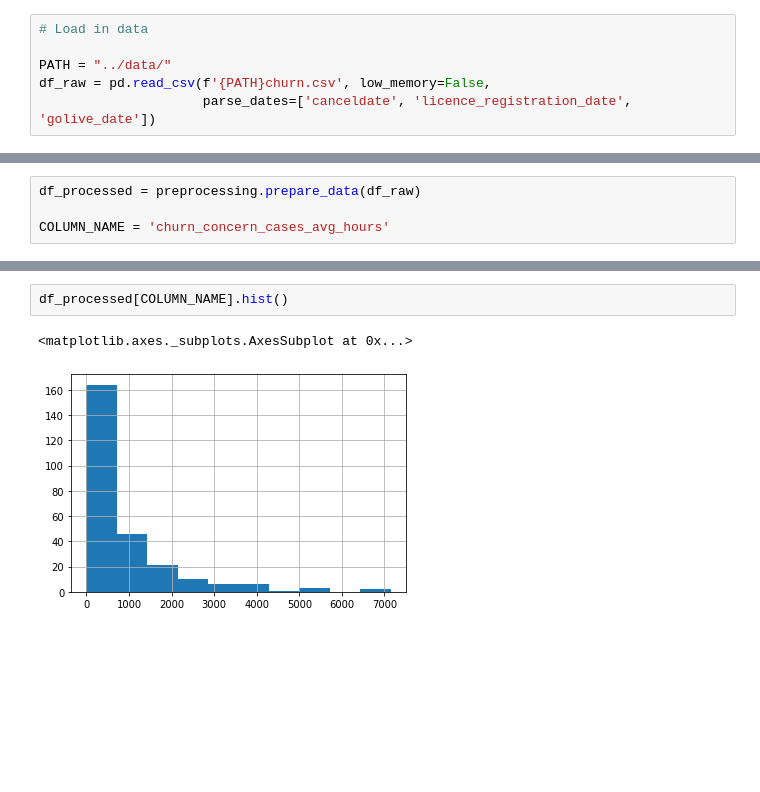
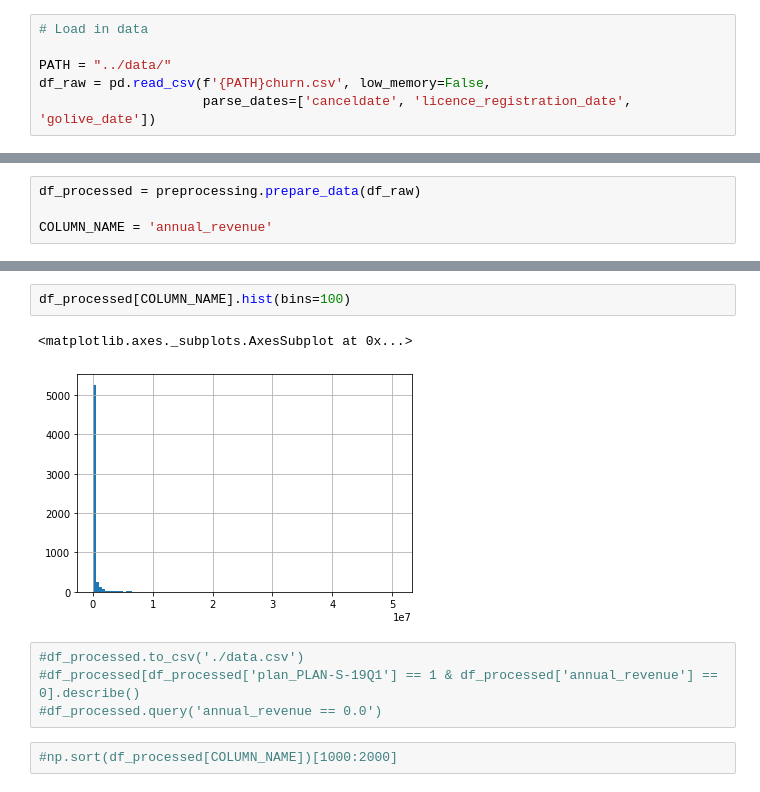
Before and after one commit to justinhennessy/100-days-of-code, a Jupyter notebook: project/EDA.ipynb, the cells around one changed output, grey strips where cells are left out. Drawn from its saved outputs; the diff is of its cells as text; blank space fills up the shorter version.

```diff
--- a/project/EDA.ipynb
+++ b/project/EDA.ipynb
@@ -36,5 +60,5 @@ df_raw = pd.read_csv(f'{PATH}churn.csv', low_memory=False,
 # %%
 df_processed = preprocessing.prepare_data(df_raw)
 
-COLUMN_NAME = 'churn_concern_cases_avg_hours'
+COLUMN_NAME = 'annual_revenue'
 # %% [output]
@@ -80,8 +144,14 @@ df_processed[df_processed[COLUMN_NAME].isna() == True]
 # %%
-df_processed[COLUMN_NAME].hist()
+df_processed[COLUMN_NAME].hist(bins=100)
 # %% [output]
 <matplotlib.axes._subplots.AxesSubplot at 0x...>
-[figure, old version]
+[figure, new version]
+# %%
+#df_processed.to_csv('./data.csv')
+#df_processed[df_processed['plan_PLAN-S-19Q1'] == 1 & df_processed['annual_revenue'] == 0].describe()
+#df_processed.query('annual_revenue == 0.0')
+# %%
+#np.sort(df_processed[COLUMN_NAME])[1000:2000]
 # %%
 # Plot sorted unique and non unique values for COLUMN_NAME
 
```
Also changed, not shown: parts of 16 cells of this notebook, 2 other files.
